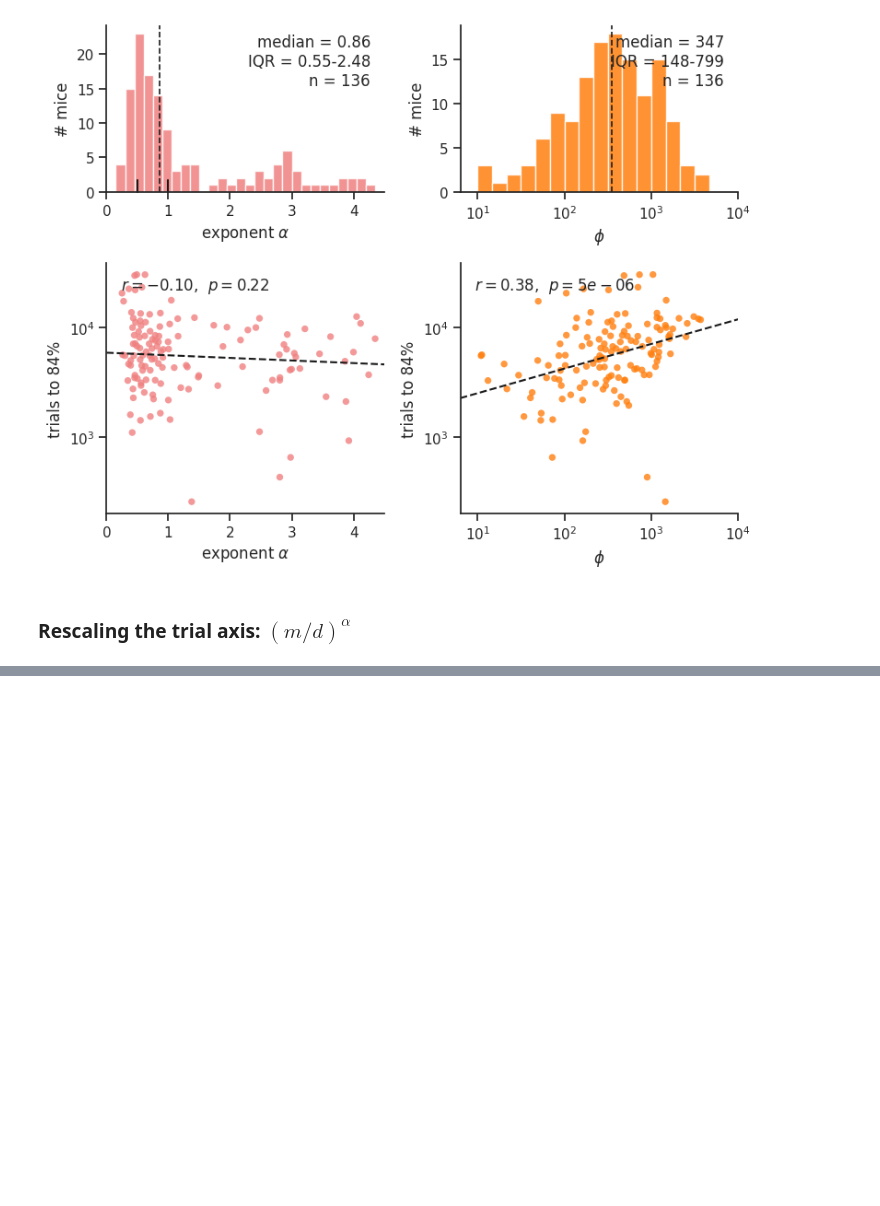
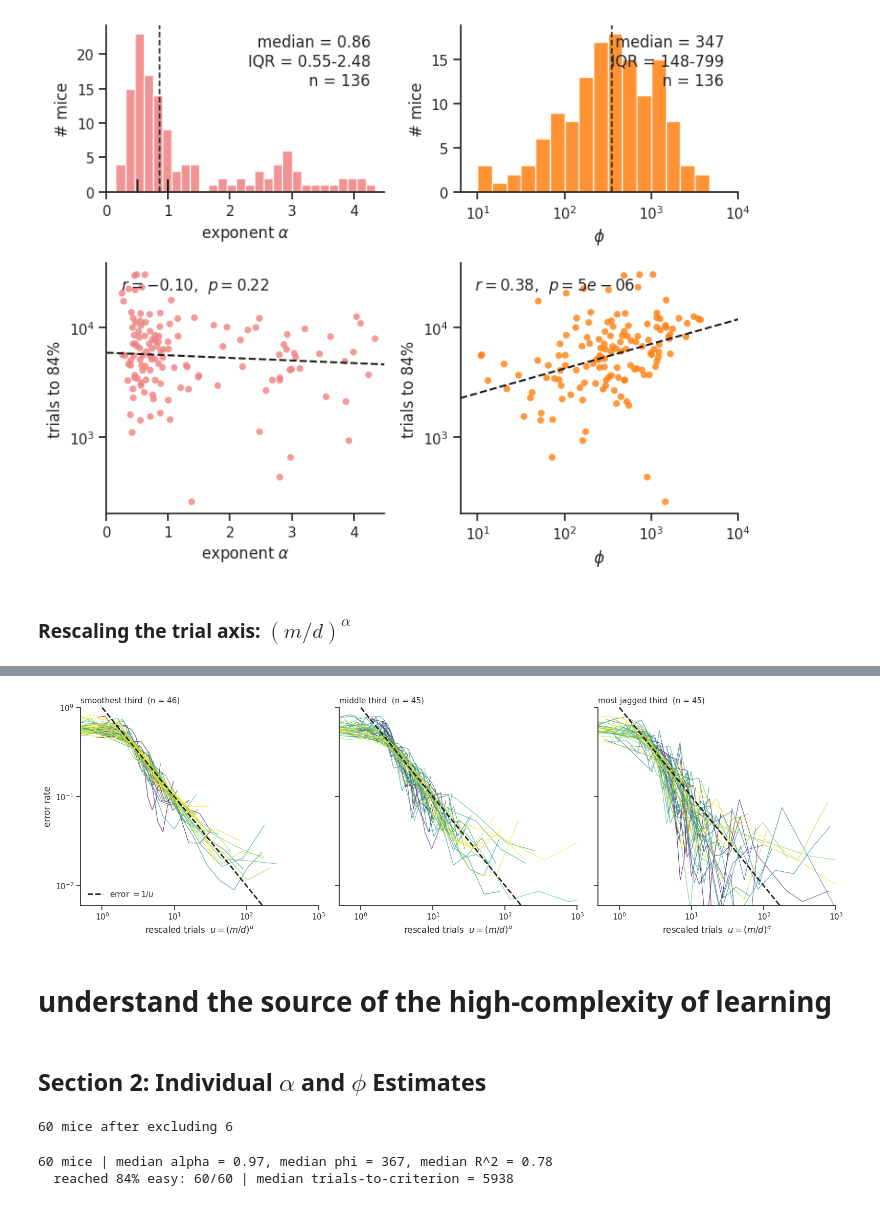
Before and after one commit to lingqiz/inductive-bias, a Jupyter notebook: analysis/ibl_learning.ipynb, the cells around one changed output, grey strips where cells are left out. Drawn from its saved outputs; the diff is of its cells as text; code cells hidden in the pictures; blank space fills up the shorter version.

```diff
--- a/analysis/ibl_learning.ipynb
+++ b/analysis/ibl_learning.ipynb
@@ -421,0 +413,71 @@ plt.show()
+# %%
+# all curves split into thirds by smoothness (smoothest -> most jagged), collapsed coordinates only,
+# to show what the selection in step 4 leaves out
+parts = np.array_split(ranked, 3)
+titles = ['smoothest third', 'middle third', 'most jagged third']
+
+fig, axs = plt.subplots(1, 3, figsize=(16, 5), sharex=True, sharey=True)
+u_ref = np.logspace(0, 3, 200)
+for ax, part, title in zip(axs, parts, titles):
+    ax.plot(u_ref, 1 / u_ref, '--', color='k', lw=2, zorder=5, label=r'error $= 1/u$')
+    d_part = pl_d[show_all[part]]
+    norm_part = LogNorm(vmin=np.percentile(d_part, D_PCT),       # each panel its own colour scale,
+                        vmax=np.percentile(d_part, 100 - D_PCT), clip=True)   # D_PCT as in step 4
+    for k in np.sort(part):                                       # d order, as in the main figure
+        i, (bx, by) = show_all[k], binned_all[k]
+        nonzero = by > 0                                          # zero-error bins: off the log axis
+        u = (bx[nonzero] / pl_d[i]) ** pl_alpha[i]
+        ax.plot(u, by[nonzero], '-', color=cmap(norm_part(pl_d[i])),
+                lw=LW, alpha=ALPHA, solid_capstyle='round')
+
+    ax.set(xscale='log', yscale='log', xlabel=r'rescaled trials  $u = (m/d)^{\alpha}$',
+           xlim=[0.5, 1e3], ylim=[6e-3, 1])
+
+    ax.minorticks_off()
+    ax.set_title('%s  (n = %d)' % (title, len(part)), loc='left', fontsize=11)
+axs[0].set_ylabel('error rate')
+axs[0].legend(frameon=False, loc='lower left')
+
+plt.tight_layout()
+fig.savefig('collapse_by_smoothness.pdf', dpi=300, bbox_inches='tight')
+plt.show()
+# %% [output]
+[figure, added]
+# %% [markdown]
+# understand the source of the high-complexity of learning
+# %% [markdown]
+## Section 2: Individual $\alpha$ and $\phi$ Estimates
+# %%
+# --- cohort + QC exclusions ---
+# Animals dropped for data-quality reasons (from the wheel-QC scan):
+#   DY_015               -- 7.3% no-response (choice == 0), a cohort outlier
+#   NYU-11, NYU-14       -- 40-49% of stimOn_times are NaN (corrupt event timing)
+#   CSH_ZAD_006/007/010  -- too few usable trials; naive/trained windows would overlap
+EXCLUDE = {'DY_015', 'NYU-11', 'NYU-14', 'CSH_ZAD_006', 'CSH_ZAD_007', 'CSH_ZAD_010'}
+
+cohort = load_cohort('choice')
+cohort = {nick: a for nick, a in cohort.items() if nick not in EXCLUDE}
+print(f'{len(cohort)} mice after excluding {len(EXCLUDE)}')
+# %% [output]
+60 mice after excluding 6
+# %%
+# fit the PACBayes learning curve to each mouse in the (QC'd) complete subset
+for a in cohort.values():
+    a.fit_curve(PACBayesCurve)
+
+# per-animal parameters, in cohort order (joinable by nickname via list(cohort.keys()))
+alphas = np.array([a.alpha for a in cohort.values()])
+phis = np.array([a.phi for a in cohort.values()])
+r2 = np.array([a.r2 for a in cohort.values()])
+
+# learning speed: cumulative trials to first reach 84% easy-trial performance (inf if never)
+m_thr = np.array([a.trials_to_criterion(0.84) for a in cohort.values()])
+
+reached = np.isfinite(m_thr)
+print(f'{len(cohort)} mice | median alpha = {np.median(alphas):.2f}, '
+      f'median phi = {np.median(phis):.0f}, median R^2 = {np.median(r2):.2f}')
+print(f'  reached 84% easy: {reached.sum()}/{len(cohort)} | '
+      f'median trials-to-criterion = {np.median(m_thr[reached]):.0f}')
+# %% [output]
+60 mice | median alpha = 0.97, median phi = 367, median R^2 = 0.78
+  reached 84% easy: 60/60 | median trials-to-criterion = 5938
```
Also changed, not shown: parts of 22 cells of this notebook, 1 other file.
